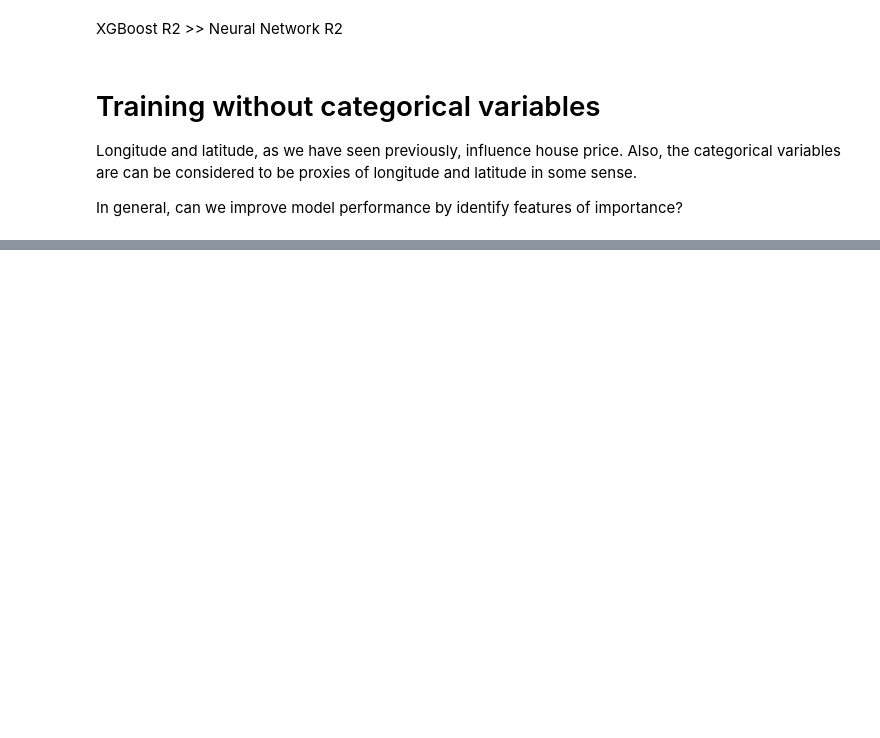
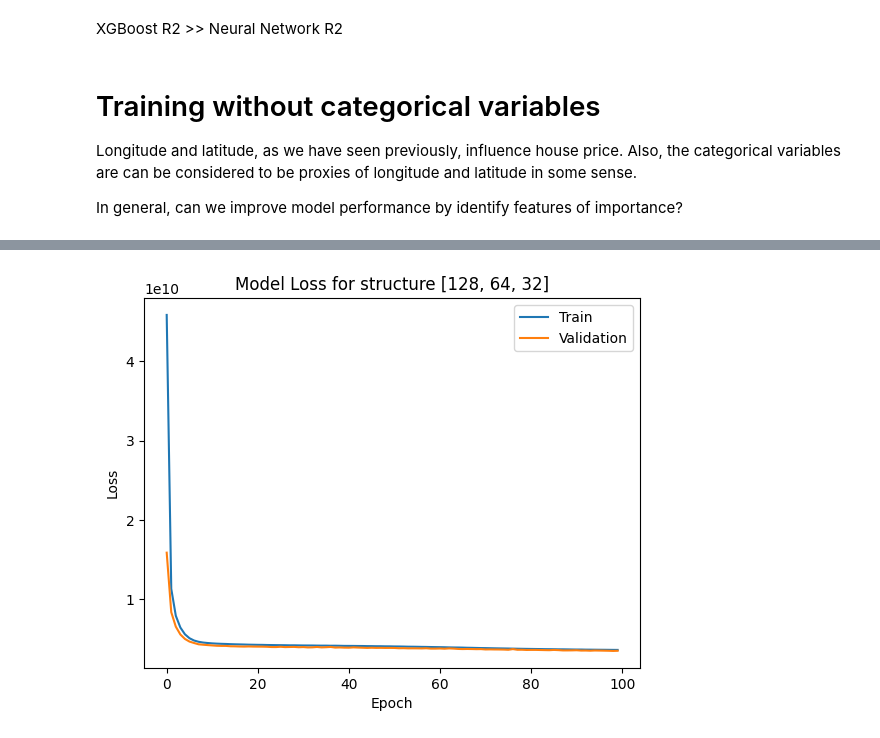
Before and after one commit to shikharkohli/iitdDSML-housing, a Jupyter notebook: housing_prices EDA only.ipynb, the cells around one changed output, grey strips where cells are left out. Drawn from its saved outputs; the diff is of its cells as text; code cells hidden in the pictures; blank space fills up the shorter version.

Commit message:
Training models without the categorical variables

```diff
--- a/housing_prices EDA only.ipynb
+++ b/housing_prices EDA only.ipynb
@@ -557,0 +563,6 @@ print(housing_df.head())
+# %%
+# prompt: Remove the columns starting with "ocean"_ from the data frame
+
+# Remove columns starting with "ocean_"
+housing_df = housing_df.loc[:, ~housing_df.columns.str.startswith('ocean_')]
+print(housing_df.head())
@@ -557,0 +623,90 @@ print(housing_df.head())
+# %%
+import tensorflow as tf
+from tensorflow import keras
+from sklearn.model_selection import train_test_split
+from sklearn.preprocessing import StandardScaler
+from sklearn.metrics import r2_score
+import matplotlib.pyplot as plt
+import warnings
+from pprint import pprint
+
+# Suppress warnings
+warnings.filterwarnings('ignore')
+
+# Define features (X) and target (y)
+X = housing_df.drop('median_house_value', axis=1)
+y = housing_df['median_house_value']
+
+# Split data into training and testing sets
+X_train, X_test, y_train, y_test = train_test_split(X, y, test_size=0.2, random_state=42)
+
+# Scale numerical features using StandardScaler
+numerical_cols = X.select_dtypes(include=['number']).columns
+scaler = StandardScaler()
+X_train[numerical_cols] = scaler.fit_transform(X_train[numerical_cols])
+X_test[numerical_cols] = scaler.transform(X_test[numerical_cols])
+
+# List of hidden layer structures to evaluate
+hidden_layer_structures = [
+    [128, 64, 32],
+    [64, 32],
+    [128, 128, 64, 32],
+    [64,32,16]
+]
+
+# Neural network parameters
+input_shape = X_train.shape[1]
+activation_function = 'relu'
+output_neurons = 1  # Output layer for regression
+output_activation = None  # No activation function for regression output
+optimizer = 'adam'
+loss_function = 'mse'
+metrics = ['mae']
+epochs = 100
+batch_size = 32
+validation_split = 0.1
+
+# Function to build and evaluate the model
+def build_and_evaluate_model(hidden_layers):
+    # Define the neural network model
+    model = keras.Sequential()
+    model.add(keras.layers.Dense(hidden_layers[0], activation=activation_function, input_shape=(input_shape,)))
+    for units in hidden_layers[1:]:
+        model.add(keras.layers.Dense(units, activation=activation_function))
+    model.add(keras.layers.Dense(output_neurons, activation=output_activation))
+
+    # Compile the model
+    model.compile(optimizer=optimizer, loss=loss_function, metrics=metrics)
+
+    # Train the model
+    history = model.fit(X_train, y_train, epochs=epochs, batch_size=batch_size, validation_split=validation_split, verbose=0)
+
+    # Evaluate the model
+    loss, mae = model.evaluate(X_test, y_test, verbose=0)
+    result = {
+        'Hidden Layers': hidden_layers,
+        'Mean Absolute Error': mae
+    }
+    pprint(result)
+
+    # Make predictions
+    predictions = model.predict(X_test)
+
+    # Evaluate the model and get R-squared
+    r2 = r2_score(y_test, predictions)
+    result['R-squared'] = r2
+    pprint(result)
+
+    # Plot the learning curve
+    plt.plot(history.history['loss'])
+    plt.plot(history.history['val_loss'])
+    plt.title(f'Model Loss for structure {hidden_layers}')
+    plt.ylabel('Loss')
+    plt.xlabel('Epoch')
+    plt.legend(['Train', 'Validation'], loc='upper right')
+    plt.show()
+
+# Evaluate each hidden layer structure
+for hidden_layers in hidden_layer_structures:
+    build_and_evaluate_model(hidden_layers)
+# %% [output]
@@ -557,0 +718 @@ print(housing_df.head())
+[figure, added]
```
Also changed, not shown: parts of 6 cells of this notebook.
